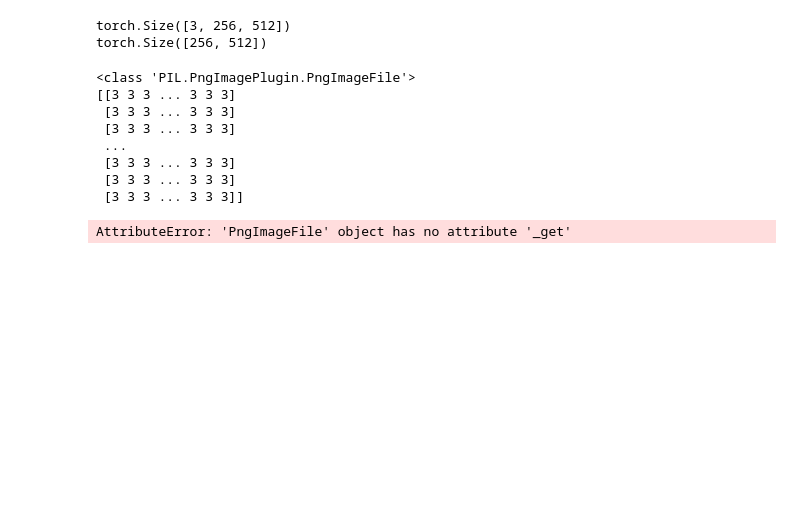
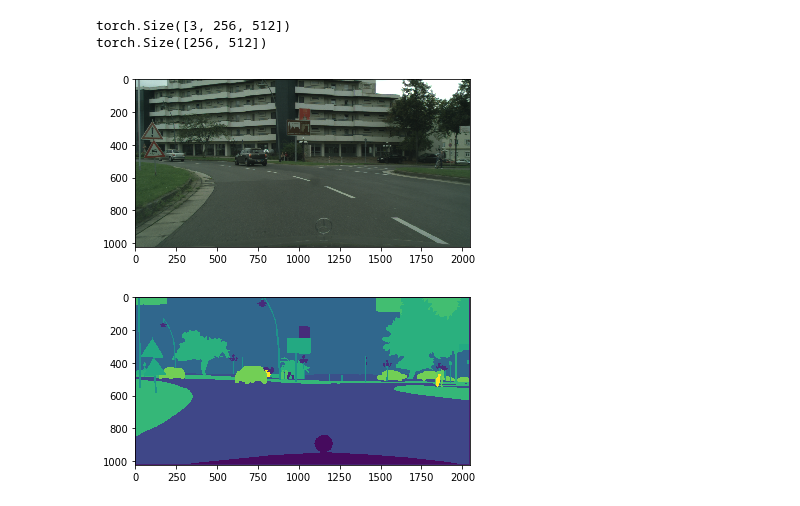
Before and after one commit to 1xyz/pytorch-fcn-ext, a Jupyter notebook: CityScape_Dataset.ipynb, the cells around one changed output. Saved outputs shown, nothing was run; the diff lists cells and outputs as text; code cells hidden in the pictures; blank space fills up the shorter version.

Commit message:
Data Augmentation

```diff
--- a/CityScape_Dataset.ipynb
+++ b/CityScape_Dataset.ipynb
@@ -140,28 +144,15 @@ print(test_tensor_dataset[idx][1].shape)
 # %% [output]
 torch.Size([3, 256, 512])
 torch.Size([256, 512])
-# %%
-import PIL.Image
-
-img = PIL.Image.open(osp.expanduser('~/data/datasets/CityScapes/CityScapes/gtFine/train/aachen/aachen_000172_000019_gtFine_instanceIds.png'))
-
-print(type(img))
-
-img
-
-a = np.array(img)
-
-print(a)
-# %% [output]
-<class 'PIL.PngImagePlugin.PngImageFile'>
-[[3 3 3 ... 3 3 3]
- [3 3 3 ... 3 3 3]
- [3 3 3 ... 3 3 3]
- ...
- [3 3 3 ... 3 3 3]
- [3 3 3 ... 3 3 3]
- [3 3 3 ... 3 3 3]]
-# %%
-dir(img._get)
-# %% [output]
-AttributeError: 'PngImageFile' object has no attribute '_get'
+# %%
+import PIL.Image
+image_path = osp.expanduser("~/data/datasets/CityScapes/CityScapes/leftImg8bit/train/aachen/aachen_000000_000019_leftImg8bit.png")
+label_path = osp.expanduser("~/data/datasets/CityScapes/CityScapes/gtFine/train/aachen/aachen_000000_000019_gtFine_labelIds.png")
+img = PIL.Image.open(image_path)
+imshow(img)
+
+lbl = PIL.Image.open(label_path)
+imshow(lbl)
+# %% [output]
+[figure, added]
+[figure, added]
```
Also changed, not shown: parts of 10 cells of this notebook, 5 other files.
